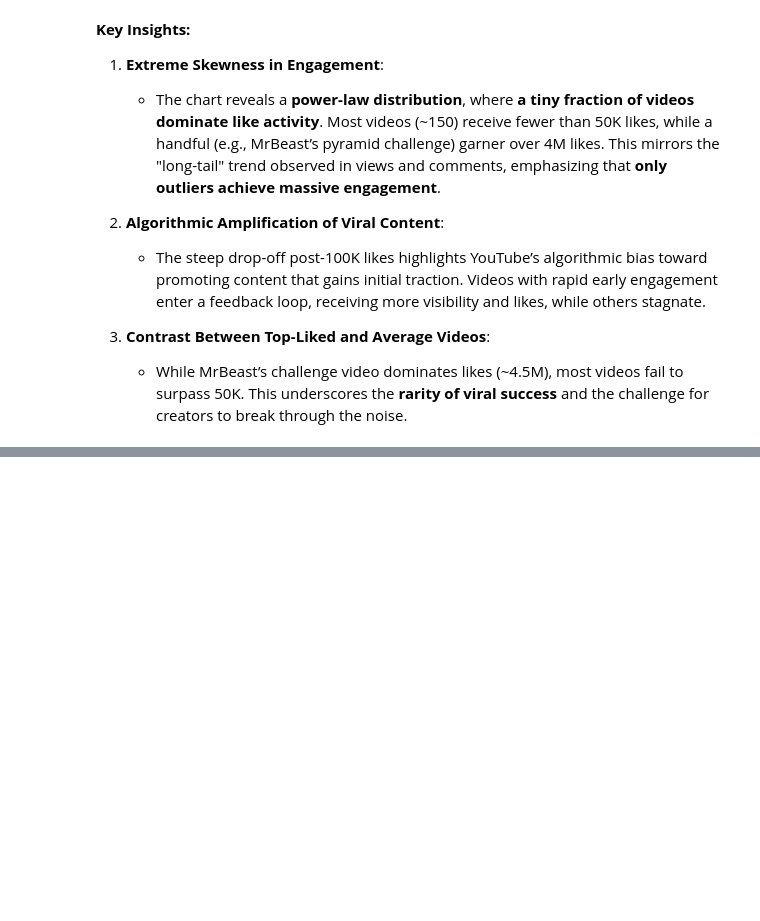
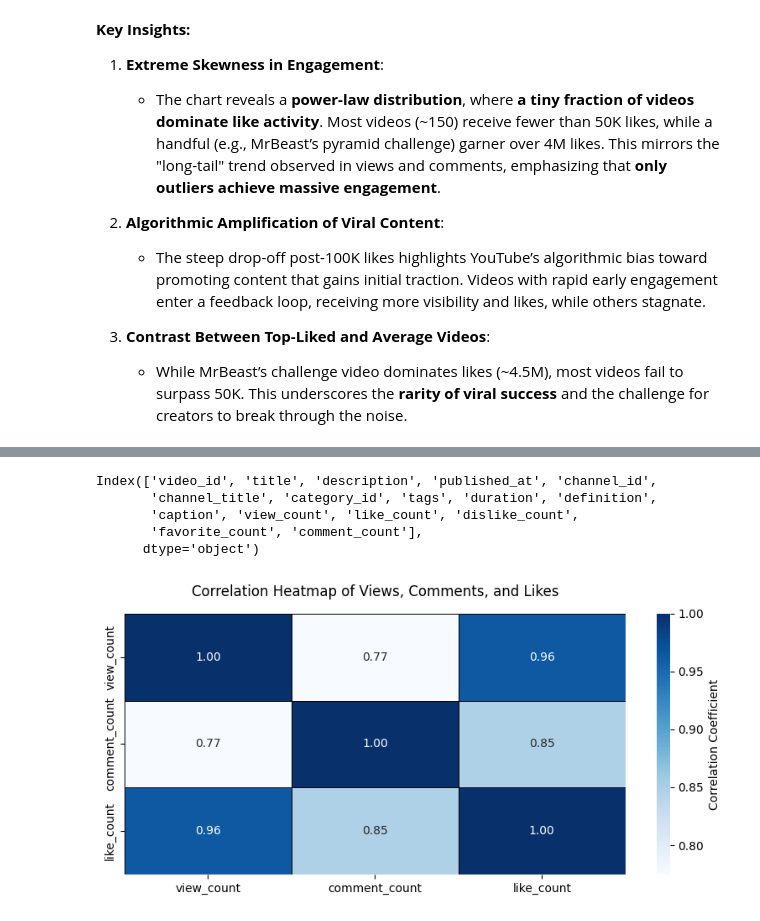
Before and after one commit to modyreturn/Youtube_Data_Analysis, a Jupyter notebook: Youtube_Videos_Analysis.ipynb, the cells around one changed output, grey strips where cells are left out. Cells and saved outputs as stored; diff of their text form; code cells hidden in the pictures; blank space fills up the shorter version.

Commit message:
Youtube_Videos_Analysis

```diff
--- a/Youtube_Videos_Analysis.ipynb
+++ b/Youtube_Videos_Analysis.ipynb
@@ -462,0 +427,26 @@ plt.show()
+# %%
+df.columns
+# %% [output]
+Index(['video_id', 'title', 'description', 'published_at', 'channel_id',
+       'channel_title', 'category_id', 'tags', 'duration', 'definition',
+       'caption', 'view_count', 'like_count', 'dislike_count',
+       'favorite_count', 'comment_count'],
+      dtype='object')
+# %%
+view_comment_like_corr = df[['view_count', 'comment_count', 'like_count']].corr()
+# %%
+plt.figure(figsize=(8, 4))
+sns.heatmap(view_comment_like_corr,
+            annot=True,
+            cmap='Blues',
+            fmt='.2f',
+            linewidths=0.5,
+            linecolor='black',
+            cbar_kws={'label': 'Correlation Coefficient'},
+            )
+
+plt.title('Correlation Heatmap of Views, Comments, and Likes', pad=15)
+plt.tight_layout()
+plt.show()
+# %% [output]
+[figure, added]
```
Also changed, not shown: parts of 12 cells of this notebook.
